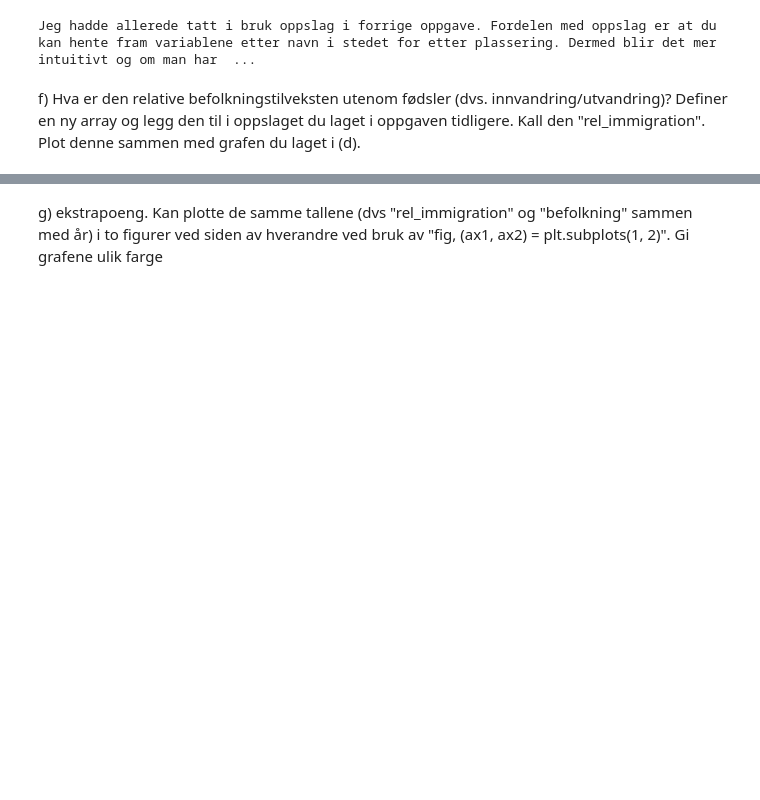
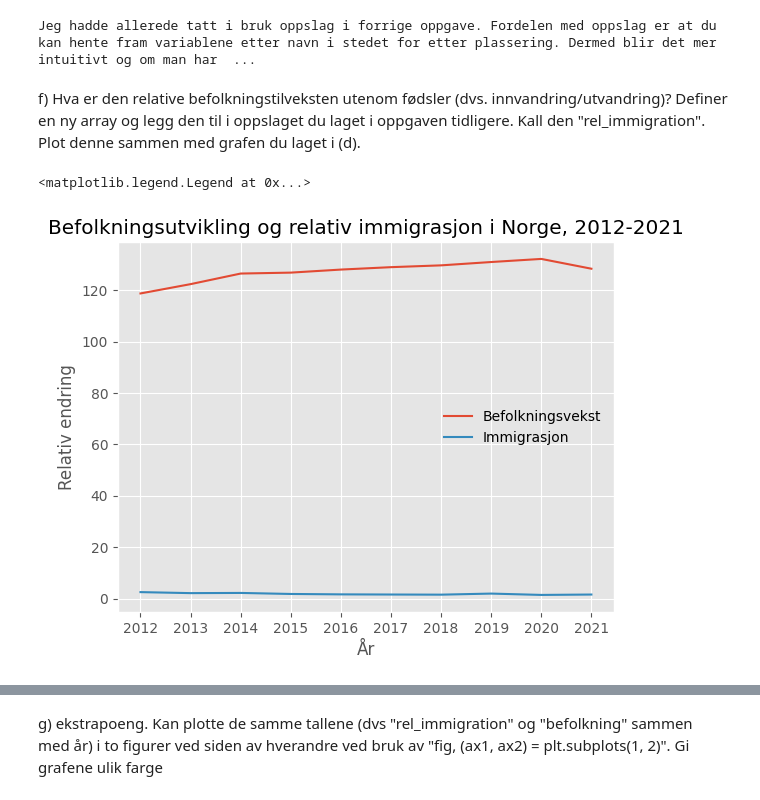
Before and after one commit to osa032/SOK_1003, a Jupyter notebook: Mappeoppgave_1_SOK_1003_032i.ipynb, the cells around one changed output, grey strips where cells are left out. Saved outputs shown, nothing was run; the diff lists cells and outputs as text; code cells hidden in the pictures; blank space fills up the shorter version.

```diff
--- a/Mappeoppgave_1_SOK_1003_032i.ipynb
+++ b/Mappeoppgave_1_SOK_1003_032i.ipynb
@@ -193,6 +193,22 @@ print("Jeg hadde allerede tatt i bruk oppslag i forrige oppgave. Fordelen med op
 Jeg hadde allerede tatt i bruk oppslag i forrige oppgave. Fordelen med oppslag er at du kan hente fram variablene etter navn i stedet for etter plassering. Dermed blir det mer intuitivt og om man har  ...
 # %% [markdown]
 f) Hva er den relative befolkningstilveksten utenom fødsler (dvs. innvandring/utvandring)? Definer en ny array og legg den til i oppslaget du laget i oppgaven tidligere. Kall den "rel_immigration". Plot denne sammen med grafen du laget i (d).
+# %%
+ssb_int["rel_imm"] = [(a/b) for (a, b )in zip(ssb_int["inn"], ssb_int["ut"])]
+
+
+fig, ax = plt.subplots()
+
+ax.plot(ssb_int["år"], [(a/b) for (a, b )in zip(ssb_int["folk"], ssb_int["dod"])], label = "Befolkningsvekst") #Deler befolkningen på antall døde
+ax.plot(ssb_int['år'], [(a/b) for (a, b )in zip(ssb_int["inn"], ssb_int["ut"])], label = "Immigrasjon") #Deler immigrasjon på utvandring
+plt.xticks(ssb_int["år"]) #tar med alle verdiene i "år"
+ax.set_title("Befolkningsutvikling og relativ immigrasjon i Norge, 2012-2021")#endrer tittel og navn på aksene
+plt.ylabel("Relativ endring")
+plt.xlabel("År")
+plt.legend(frameon = False) #Tar med legende
+# %% [output]
+<matplotlib.legend.Legend at 0x...>
+[figure, added]
 # %%
 
 from unittest import skip
```
Also changed, not shown: parts of 11 cells of this notebook.
